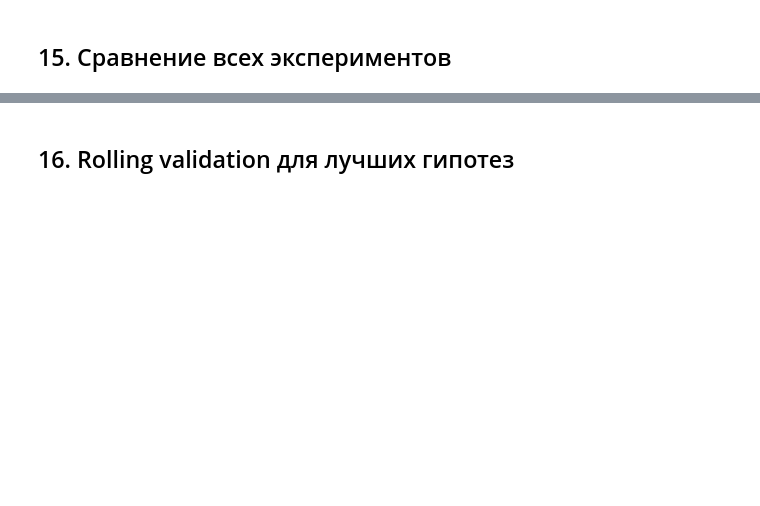
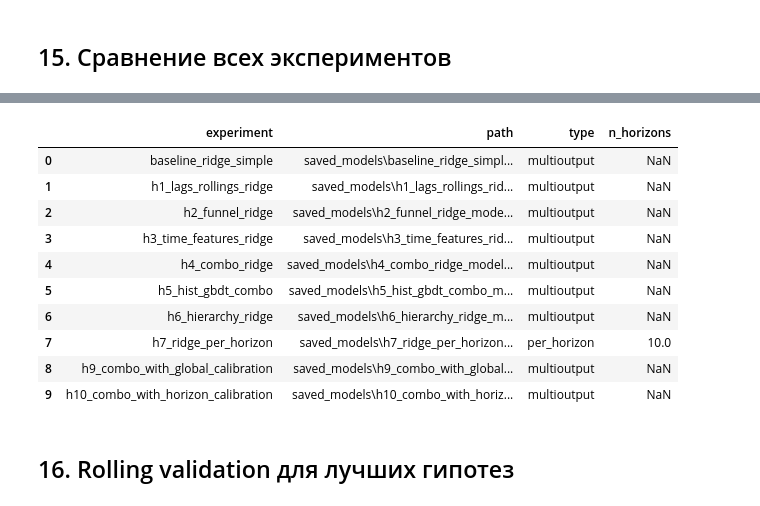
Before and after one commit to Klu-qiqi/WB, a Jupyter notebook: code_10_hypotheses_experiments.ipynb, the cells around one changed output, grey strips where cells are left out. Drawn from its saved outputs; the diff is of its cells as text; code cells hidden in the pictures; blank space fills up the shorter version.

```diff
--- a/code_10_hypotheses_experiments.ipynb
+++ b/code_10_hypotheses_experiments.ipynb
@@ -51,8 +51,8 @@ np.random.seed(RANDOM_STATE)
 # %%
 
 CONFIG = {
-    "train_path": "/mnt/data/train.parquet",   # замени при необходимости
-    "test_path": "/mnt/data/test.parquet",     # замени при необходимости
+    "train_path": "Dd2WPGKz/train_team_track.parquet",   # замени при необходимости
+    "test_path": "Dd2WPGKz/test_team_track.parquet",     # замени при необходимости
     "forecast_points": 10,                     # 10 шагов по 30 минут = 5 часов
     "time_col": "timestamp",
     "target_col": "target_2h",
@@ -837,0 +1030,66 @@ plt.show()
+# %%
+import joblib
+from pathlib import Path
+
+# Создаём папку для моделей
+MODEL_DIR = Path("saved_models")
+MODEL_DIR.mkdir(exist_ok=True)
+
+saved_models = []
+
+for res in all_results:
+    exp_name = res["name"]
+    print(f"💾 Сохраняем модель: {exp_name}")
+
+    # Случай 1: одна модель на все горизонты (multioutput)
+    if "model" in res:
+        model_path = MODEL_DIR / f"{exp_name}_model.pkl"
+        joblib.dump(res["model"], model_path)
+        saved_models.append({
+            "experiment": exp_name,
+            "path": str(model_path),
+            "type": "multioutput"
+        })
+        print(f"   ✓ Saved: {model_path}")
+
+    # Случай 2: отдельная модель на каждый горизонт (per_horizon)
+    elif "models" in res:
+        horizon_dir = MODEL_DIR / f"{exp_name}_per_horizon"
+        horizon_dir.mkdir(exist_ok=True)
+
+        for horizon, model in res["models"].items():
+            model_path = horizon_dir / f"{horizon}_model.pkl"
+            joblib.dump(model, model_path)
+
+        # Сохраняем метаданные
+        meta_path = horizon_dir / "metadata.json"
+        import json
+        with open(meta_path, "w") as f:
+            json.dump({
+                "experiment": exp_name,
+                "horizons": list(res["models"].keys()),
+                "feature_cols": res.get("feature_cols", []),
+                "calibration": {
+                    k: v for k, v in res.items()
+                    if "calibration" in k
+                }
+            }, f, indent=2, default=str)
+
+        saved_models.append({
+            "experiment": exp_name,
+            "path": str(horizon_dir),
+            "type": "per_horizon",
+            "n_horizons": len(res["models"])
+        })
+        print(f"   ✓ Saved {len(res['models'])} horizon models to {horizon_dir}")
+
+    else:
+        print(f"   ⚠ No model found in result for {exp_name}")
+
+# Сохраняем сводку по всем моделям
+import pandas as pd
+summary = pd.DataFrame(saved_models)
+summary.to_csv(MODEL_DIR / "models_registry.csv", index=False)
+print(f"\n📋 Registry saved: {MODEL_DIR / 'models_registry.csv'}")
+display(summary)
+# %% [output]
@@ -838,3 +1113,14 @@ plt.show()
+|  | experiment | path | type | n_horizons |
+| 0 | baseline_ridge_simple | saved_models\baseline_ridge_simpl... | multioutput | NaN |
+| 1 | h1_lags_rollings_ridge | saved_models\h1_lags_rollings_rid... | multioutput | NaN |
+| 2 | h2_funnel_ridge | saved_models\h2_funnel_ridge_mode... | multioutput | NaN |
+| 3 | h3_time_features_ridge | saved_models\h3_time_features_rid... | multioutput | NaN |
+| 4 | h4_combo_ridge | saved_models\h4_combo_ridge_model... | multioutput | NaN |
+| 5 | h5_hist_gbdt_combo | saved_models\h5_hist_gbdt_combo_m... | multioutput | NaN |
+| 6 | h6_hierarchy_ridge | saved_models\h6_hierarchy_ridge_m... | multioutput | NaN |
+| 7 | h7_ridge_per_horizon | saved_models\h7_ridge_per_horizon... | per_horizon | 10.0 |
+| 8 | h9_combo_with_global_calibration | saved_models\h9_combo_with_global... | multioutput | NaN |
+| 9 | h10_combo_with_horizon_calibration | saved_models\h10_combo_with_horiz... | multioutput | NaN |
 # %% [markdown]
 ## 16. Rolling validation для лучших гипотез
 # %%
```
Also changed, not shown: parts of 19 cells of this notebook.
